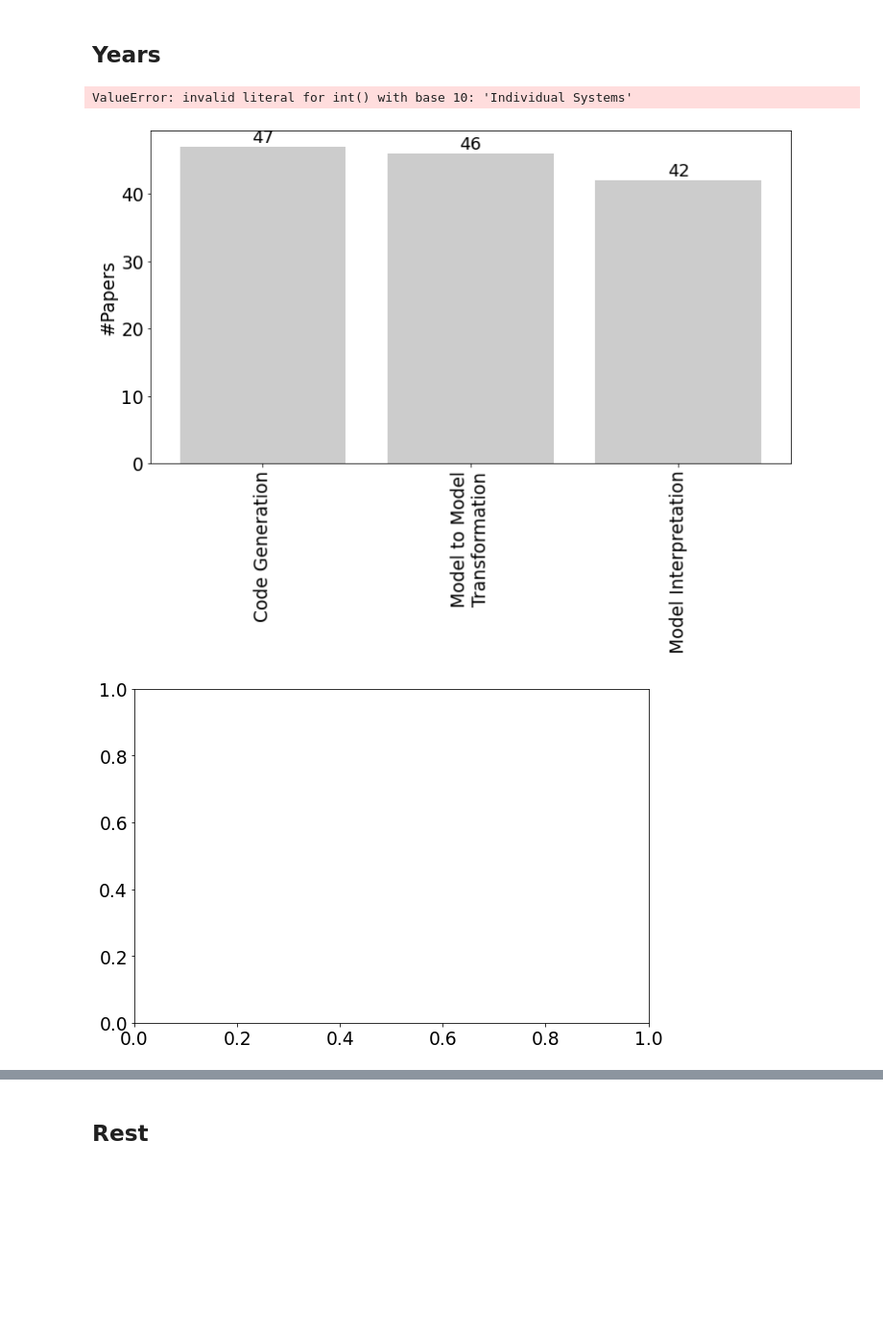
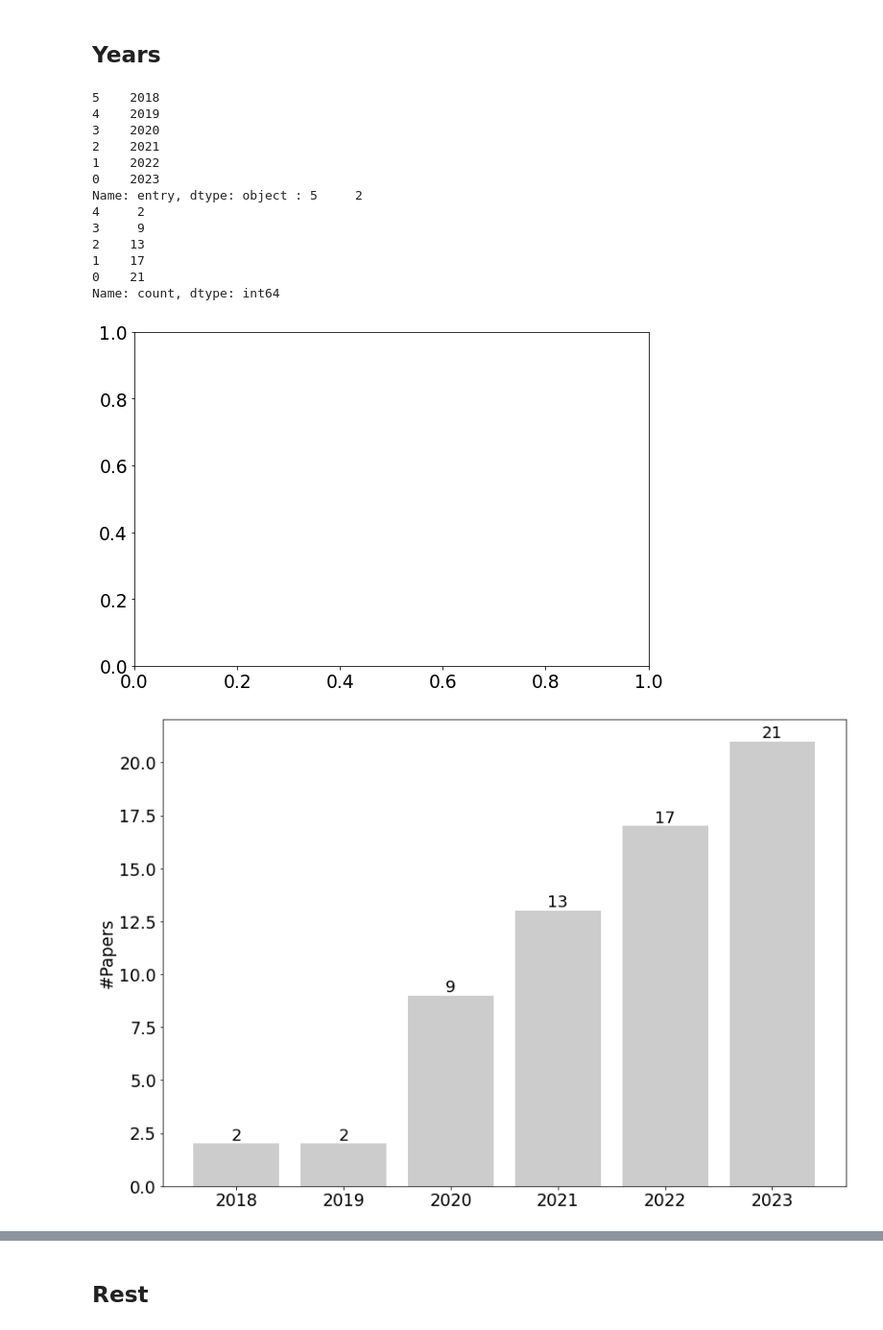
Before and after one commit to cdl-mint/mde4dts, a Jupyter notebook: scripts/barcharts.ipynb, the cells around one changed output, grey strips where cells are left out. Shown at 96% size. Saved outputs shown, nothing was run; the diff lists cells and outputs as text; code cells hidden in the pictures; blank space fills up the shorter version.

Commit message:
double-check figure values

```diff
--- a/scripts/barcharts.ipynb
+++ b/scripts/barcharts.ipynb
@@ -156,63 +156,58 @@ years['entry'].replace('0', "NAN")
 tt = data["twinning target"].value_counts().reset_index()
 tt.columns = ['entry', 'count']
 
-fig, axes = plt.subplots()
-fig.set_figwidth(figwidth)
-fig.set_figheight(figheight*0.8)
-# List of DataFrames
-dataframes = [mde_technique, years, tt]
-# Titles for each subplot (modify as needed)
-titles = ['#Papers per MDE technique', '#Papers per year', '#Papers per twinning target']
-
-# Loop through the subplots and plot each bar chart
-plot_data = dataframes[0]
-axes.bar(plot_data['entry'], plot_data['count'], tick_label=plot_data['count'], color=fig_color)  # Replace 'x' and 'y' with the appropriate column names from the DataFrame
-#axes.set_title(titles[0])
-entry_data = [ '\n'.join(wrap(l, 20)) for l in plot_data['entry'] ]
-axes.set_xticklabels(entry_data, rotation=90)
-axes.bar_label(axes.containers[0], fontsize=barlabelsize)
-axes.set_ylabel("#Papers")
 
 
 fig, axes = plt.subplots()
 fig.set_figwidth(figwidth*0.8)
 fig.set_figheight(figheight*0.8)
 # Loop through the subplots and plot each bar chart
-plot_data = dataframes[1]
+plot_data = years
 
 
 
 fig, axes = plt.subplots()
 fig.set_figwidth(figwidth)
 fig.set_figheight(figheight)
 # Loop through the subplots and plot each bar chart
-plot_data = dataframes[2]
 plot_data.sort_values('entry', inplace=True)
 for index, row in plot_data.iterrows():
     val = int(row['entry'])
     cou = row['count']
 #    if val < 2023:
     axes.bar(val, cou,color=fig_color)
 #    else:
 #        axes.bar(val, cou, fill=False, hatch='///')
 
 #fill=False, hatch='///'
 
   # Replace 'x' and 'y' with the appropriate column names from the DataFrame
 print(plot_data['entry'], ":", plot_data['count'])
 axes.set_ylabel("#Papers")
 #axes.set_title(titles[2])
 #entry_data = [ '\n'.join(wrap(l, 20)) for l in plot_data['entry'] ]
 axes.set_xticklabels([0,2018,2019,2020,2021,2022,2023], rotation=90)
 for container in axes.containers:
     axes.bar_label(container, fontsize=barlabelsize)
 
 
 # Adjust the layout to avoid overlapping titles
 plt.xticks(rotation = 0)
 plt.tight_layout()
 plt.savefig(destination_folder+"Year_barchart"+ fileformat)
 # %% [output]
-ValueError: invalid literal for int() with base 10: 'Individual Systems'
+5    2018
+4    2019
+3    2020
+2    2021
+1    2022
+0    2023
+Name: entry, dtype: object : 5     2
+4     2
+3     9
+2    13
+1    17
+0    21
+Name: count, dtype: int64
-[figure, old version]
+[figure, new version]
-[figure, old version]
+[figure, new version]
```
Also changed, not shown: parts of 10 cells of this notebook, 36 other files.
